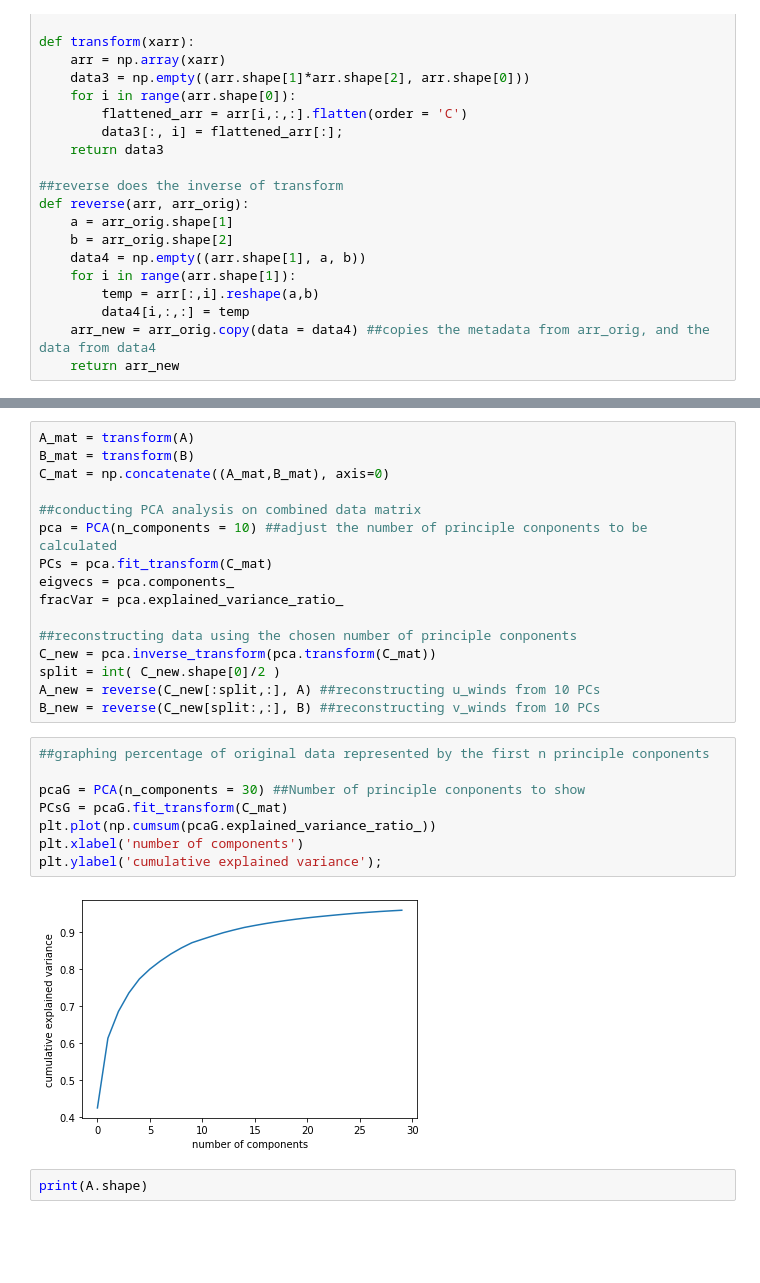
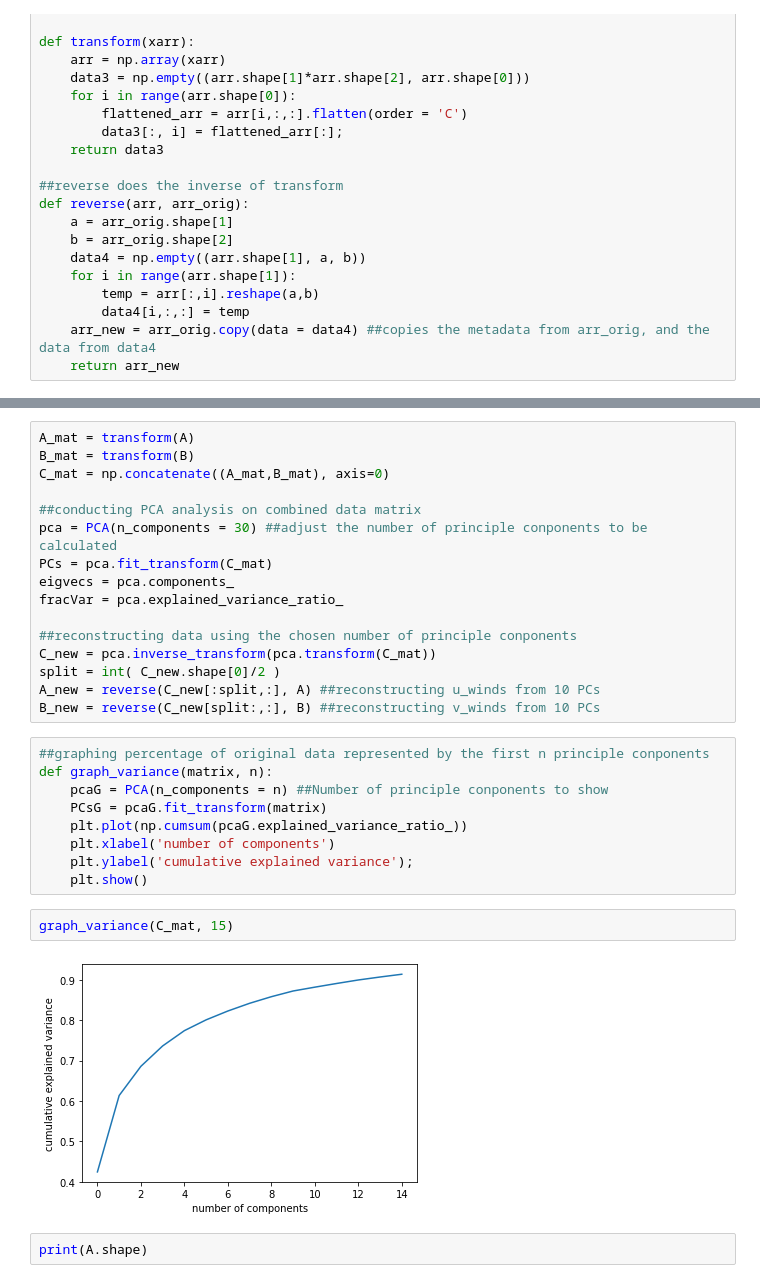
Before and after one commit to UBC-MOAD/analysis-armaan, a Jupyter notebook: notebooks/windPCA2.ipynb, the cells around one changed output, grey strips where cells are left out. Drawn from its saved outputs; the diff is of its cells as text; blank space fills up the shorter version.

```diff
--- a/notebooks/windPCA2.ipynb
+++ b/notebooks/windPCA2.ipynb
@@ -77,7 +83,7 @@ B_mat = transform(B)
 C_mat = np.concatenate((A_mat,B_mat), axis=0)
 
 ##conducting PCA analysis on combined data matrix
-pca = PCA(n_components = 10) ##adjust the number of principle conponents to be calculated
+pca = PCA(n_components = 30) ##adjust the number of principle conponents to be calculated
 PCs = pca.fit_transform(C_mat)
 eigvecs = pca.components_
 fracVar = pca.explained_variance_ratio_
@@ -89,14 +95,17 @@ A_new = reverse(C_new[:split,:], A) ##reconstructing u_winds from 10 PCs
 B_new = reverse(C_new[split:,:], B) ##reconstructing v_winds from 10 PCs
 # %%
 ##graphing percentage of original data represented by the first n principle conponents
-
-pcaG = PCA(n_components = 30) ##Number of principle conponents to show
-PCsG = pcaG.fit_transform(C_mat)
-plt.plot(np.cumsum(pcaG.explained_variance_ratio_))
-plt.xlabel('number of components')
-plt.ylabel('cumulative explained variance');
+def graph_variance(matrix, n):
+    pcaG = PCA(n_components = n) ##Number of principle conponents to show
+    PCsG = pcaG.fit_transform(matrix)
+    plt.plot(np.cumsum(pcaG.explained_variance_ratio_))
+    plt.xlabel('number of components')
+    plt.ylabel('cumulative explained variance');
+    plt.show()
-# %% [output]
-[figure, removed]
+# %%
+graph_variance(C_mat, 15)
+# %% [output]
+[figure, added]
 # %%
 print(A.shape)
 # %% [output]
```
Also changed, not shown: parts of 17 cells of this notebook.
